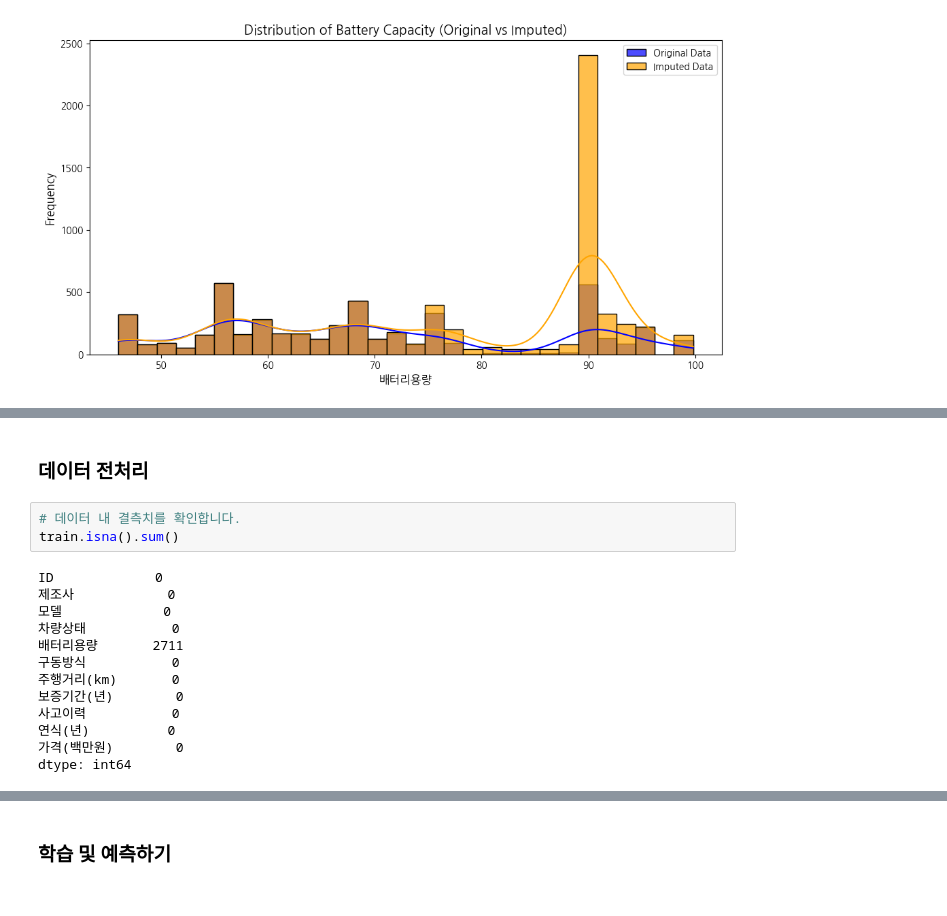
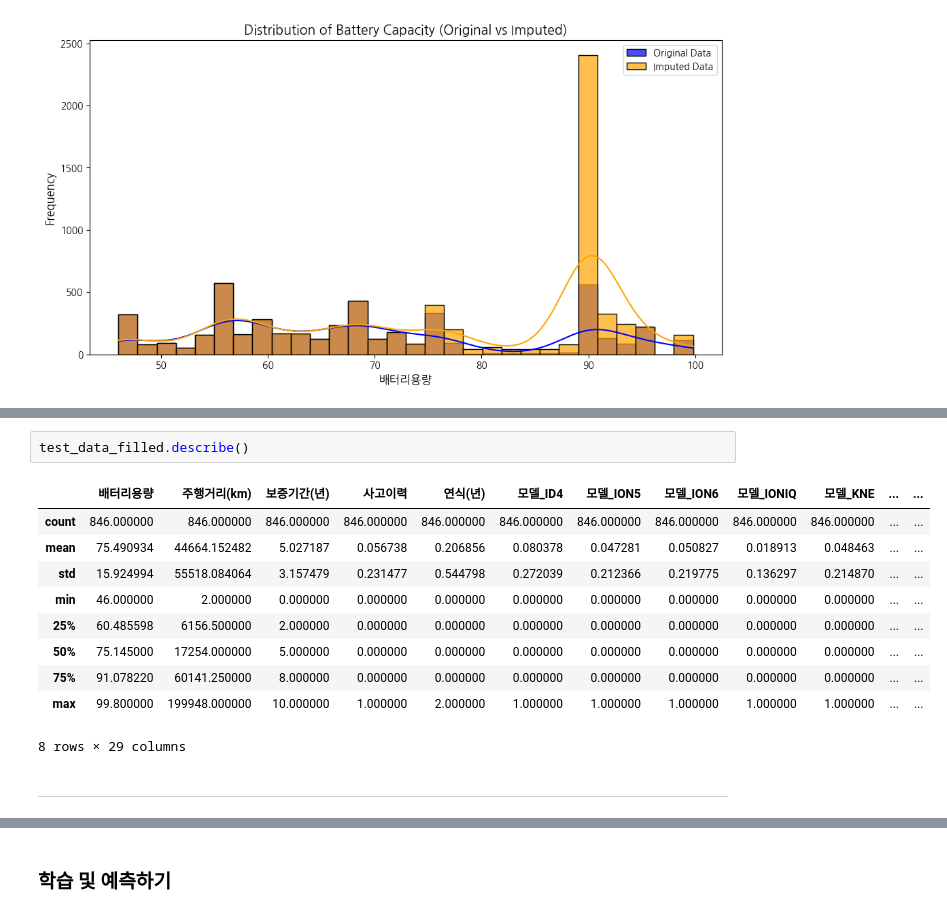
Before and after one commit to Lucypothesis/EV-price-prediction-hackathon, a Jupyter notebook: code/240115-pred02.ipynb, the cells around one changed output, grey strips where cells are left out. Saved outputs shown, nothing was run; the diff lists cells and outputs as text.

```diff
--- a/baseline.ipynb
+++ b/code/240115-pred02.ipynb
@@ -524,18 +555,15 @@ plt.show()
+# %%
+test_data_filled.describe()
+# %% [output]
+|  | 배터리용량 | 주행거리(km) | 보증기간(년) | 사고이력 | 연식(년) | 모델_ID4 | 모델_ION5 | 모델_ION6 | 모델_IONIQ | 모델_KNE | ... | ... |
+| count | 846.000000 | 846.000000 | 846.000000 | 846.000000 | 846.000000 | 846.000000 | 846.000000 | 846.000000 | 846.000000 | 846.000000 | ... | ... |
+| mean | 75.490934 | 44664.152482 | 5.027187 | 0.056738 | 0.206856 | 0.080378 | 0.047281 | 0.050827 | 0.018913 | 0.048463 | ... | ... |
+| std | 15.924994 | 55518.084064 | 3.157479 | 0.231477 | 0.544798 | 0.272039 | 0.212366 | 0.219775 | 0.136297 | 0.214870 | ... | ... |
+| min | 46.000000 | 2.000000 | 0.000000 | 0.000000 | 0.000000 | 0.000000 | 0.000000 | 0.000000 | 0.000000 | 0.000000 | ... | ... |
+| 25% | 60.485598 | 6156.500000 | 2.000000 | 0.000000 | 0.000000 | 0.000000 | 0.000000 | 0.000000 | 0.000000 | 0.000000 | ... | ... |
+| 50% | 75.145000 | 17254.000000 | 5.000000 | 0.000000 | 0.000000 | 0.000000 | 0.000000 | 0.000000 | 0.000000 | 0.000000 | ... | ... |
+| 75% | 91.078220 | 60141.250000 | 8.000000 | 0.000000 | 0.000000 | 0.000000 | 0.000000 | 0.000000 | 0.000000 | 0.000000 | ... | ... |
+| max | 99.800000 | 199948.000000 | 10.000000 | 1.000000 | 2.000000 | 1.000000 | 1.000000 | 1.000000 | 1.000000 | 1.000000 | ... | ... |
+8 rows × 29 columns
 # %% [markdown]
-### 데이터 전처리
+---
-# %%
-# 데이터 내 결측치를 확인합니다.
-train.isna().sum()
-# %% [output]
-ID             0
-제조사            0
-모델             0
-차량상태           0
-배터리용량       2711
-구동방식           0
-주행거리(km)       0
-보증기간(년)        0
-사고이력           0
-연식(년)          0
-가격(백만원)        0
-dtype: int64
```
Also changed, not shown: parts of 30 cells of this notebook, 11 other files.
